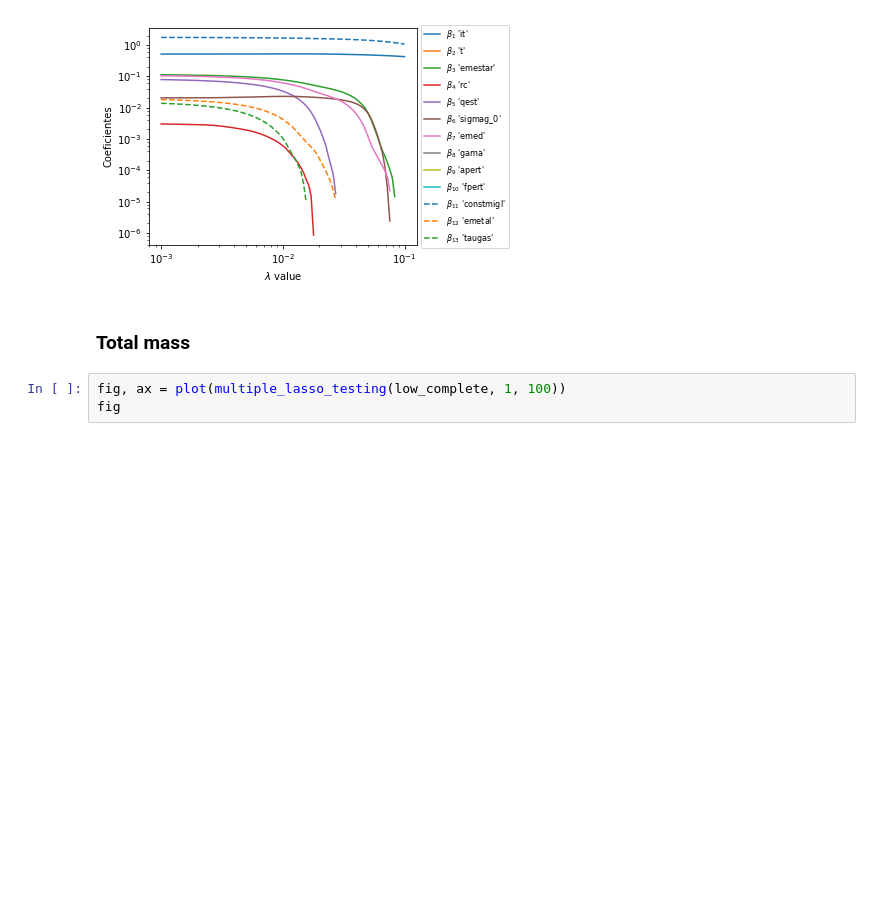
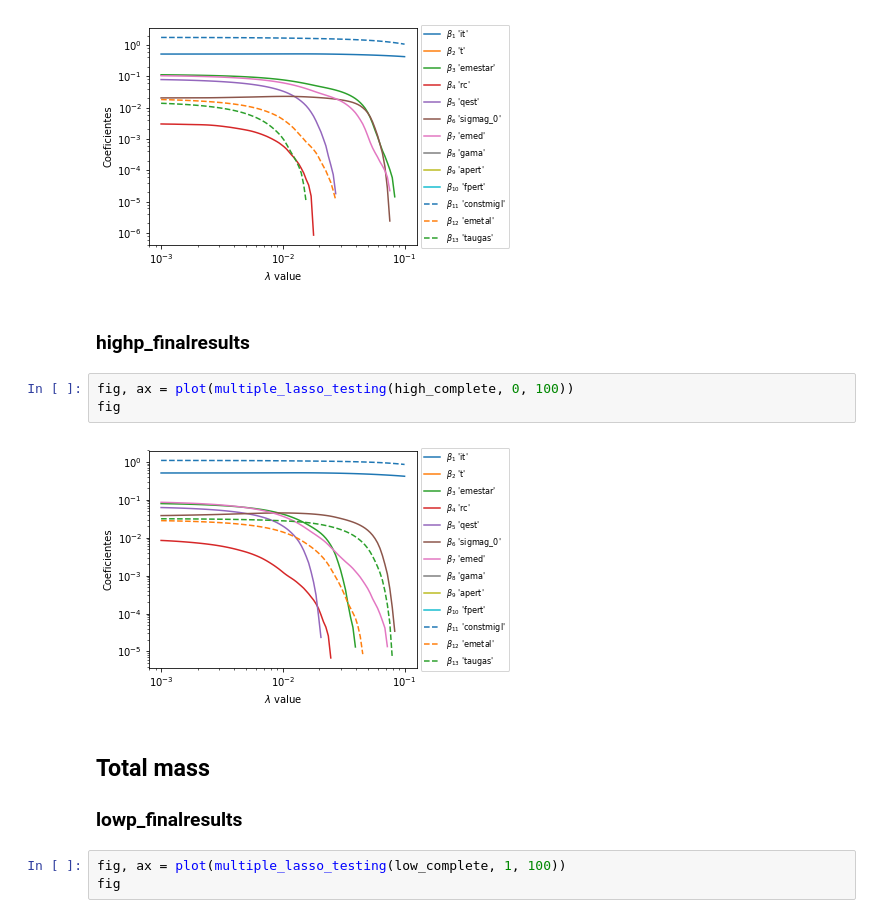
Before and after one commit to jsbarbosa/JuanBarbosa_Tarea3, a Jupyter notebook: Unify.ipynb, the cells around one changed output. Saved outputs shown, nothing was run; the diff lists cells and outputs as text; blank space fills up the shorter version.

```diff
--- a/Unify.ipynb
+++ b/Unify.ipynb
@@ -124,8 +131,16 @@ fig, ax = plot(multiple_lasso_testing(low_complete, 0, 100))
 fig
 # %% [output]
 [figure]
+# %% [markdown]
+### highp_finalresults
+# %%
+fig, ax = plot(multiple_lasso_testing(high_complete, 0, 100))
+fig
+# %% [output]
+[figure, added]
 # %% [markdown]
-### Total mass
+## Total mass
+### lowp_finalresults
 # %%
 fig, ax = plot(multiple_lasso_testing(low_complete, 1, 100))
 fig
```
Also changed, not shown: parts of 11 cells of this notebook.
